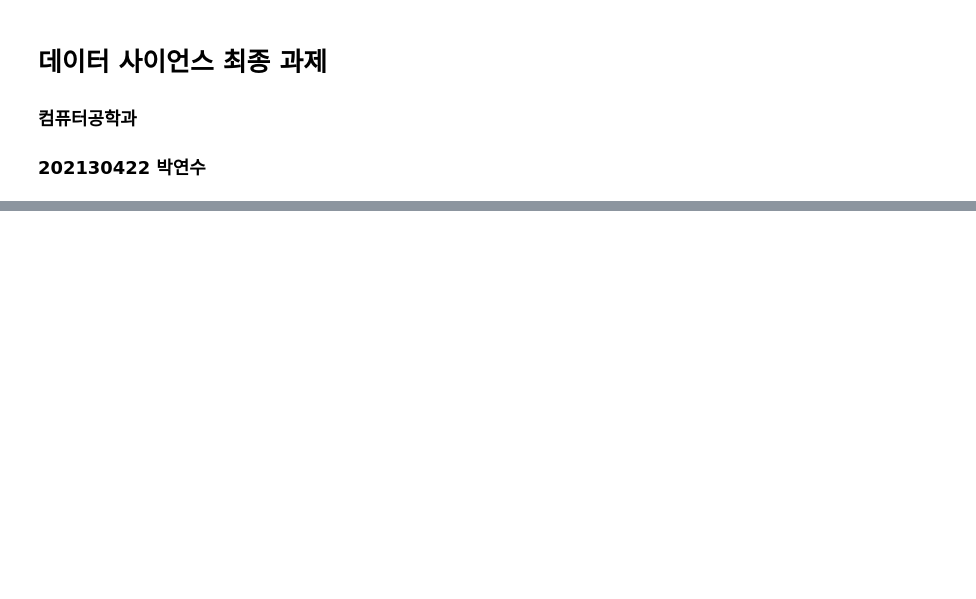
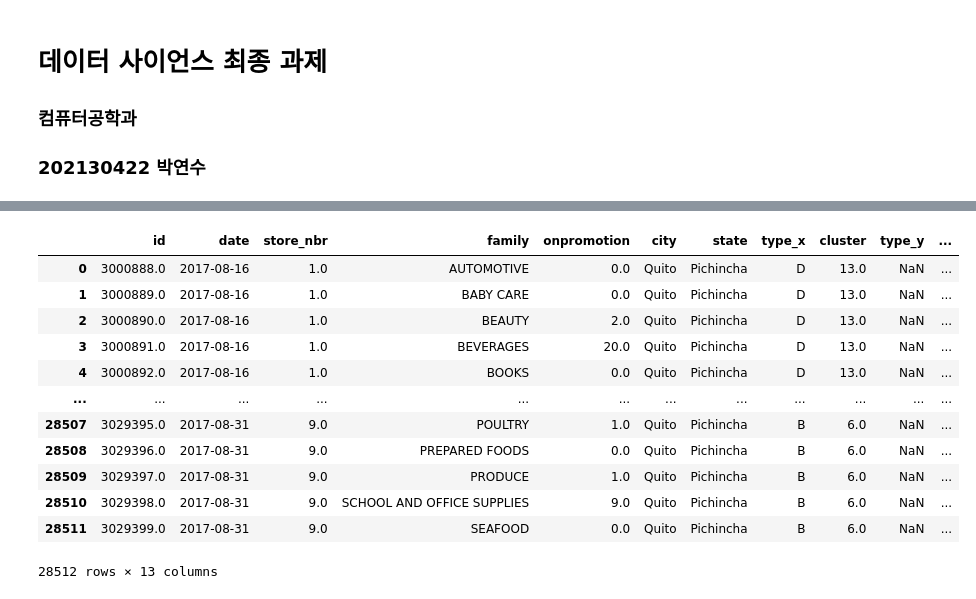
Before and after one commit to kitewatermelon/DS-final, a Jupyter notebook: store-sales-time-series-forecasting/202130422_박연수.ipynb, the cells around one changed output, grey strips where cells are left out. Drawn from its saved outputs; the diff is of its cells as text; code cells hidden in the pictures; blank space fills up the shorter version.

```diff
--- a/store-sales-time-series-forecasting/202130422_박연수.ipynb
+++ b/store-sales-time-series-forecasting/202130422_박연수.ipynb
@@ -41,0 +123,7 @@ transactions = pd.read_csv('data/transactions.csv')
+# %%
+# transferred는 평일과 같기에 drop하고 Transfer 유형을 Holiday로 수정한다.
+holidays_events = holidays_events[holidays_events['transferred'] != True]
+
+holidays_events.loc[holidays_events['type'] == 'Transfer', 'type'] = 'Holiday'
+holidays_events = holidays_events.drop('transferred', axis=1)
+holidays_events
@@ -57,0 +183,16 @@ train
+# %%
+test
+# %% [output]
+|  | id | date | store_nbr | family | onpromotion | city | state | type_x | cluster | type_y | ... |
+| 0 | 3000888.0 | 2017-08-16 | 1.0 | AUTOMOTIVE | 0.0 | Quito | Pichincha | D | 13.0 | NaN | ... |
+| 1 | 3000889.0 | 2017-08-16 | 1.0 | BABY CARE | 0.0 | Quito | Pichincha | D | 13.0 | NaN | ... |
+| 2 | 3000890.0 | 2017-08-16 | 1.0 | BEAUTY | 2.0 | Quito | Pichincha | D | 13.0 | NaN | ... |
+| 3 | 3000891.0 | 2017-08-16 | 1.0 | BEVERAGES | 20.0 | Quito | Pichincha | D | 13.0 | NaN | ... |
+| 4 | 3000892.0 | 2017-08-16 | 1.0 | BOOKS | 0.0 | Quito | Pichincha | D | 13.0 | NaN | ... |
+| ... | ... | ... | ... | ... | ... | ... | ... | ... | ... | ... | ... |
+| 28507 | 3029395.0 | 2017-08-31 | 9.0 | POULTRY | 1.0 | Quito | Pichincha | B | 6.0 | NaN | ... |
+| 28508 | 3029396.0 | 2017-08-31 | 9.0 | PREPARED FOODS | 0.0 | Quito | Pichincha | B | 6.0 | NaN | ... |
+| 28509 | 3029397.0 | 2017-08-31 | 9.0 | PRODUCE | 1.0 | Quito | Pichincha | B | 6.0 | NaN | ... |
+| 28510 | 3029398.0 | 2017-08-31 | 9.0 | SCHOOL AND OFFICE SUPPLIES | 9.0 | Quito | Pichincha | B | 6.0 | NaN | ... |
+| 28511 | 3029399.0 | 2017-08-31 | 9.0 | SEAFOOD | 0.0 | Quito | Pichincha | B | 6.0 | NaN | ... |
+28512 rows × 13 columns
```
Also changed, not shown: parts of 15 cells of this notebook.
